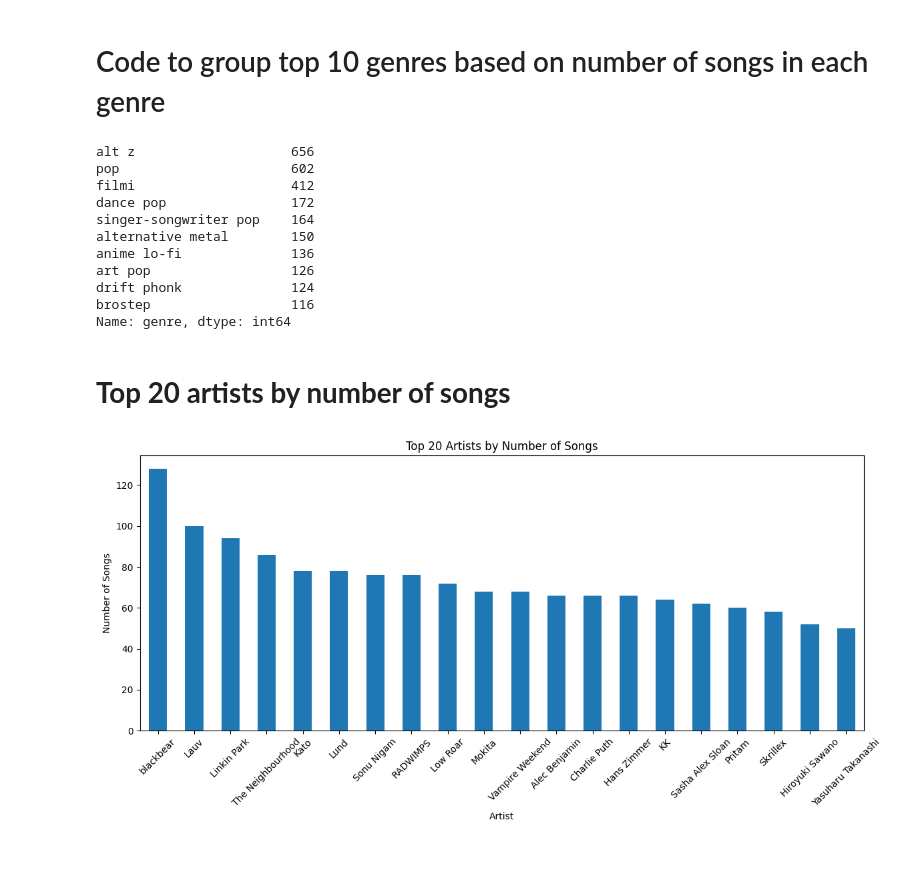
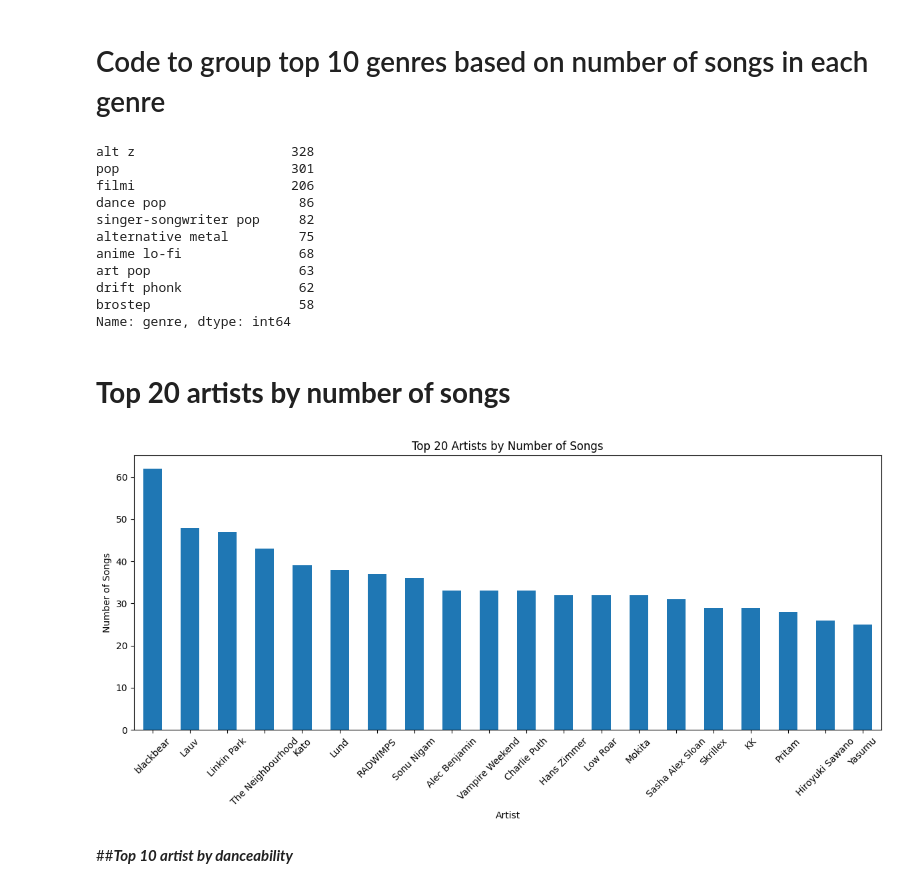
Before and after one commit to nomadicfoe/Spotify-Song-Attributes-Exploratory_Data_Analysis, a Jupyter notebook: spotify data_analysis.ipynb, the cells around one changed output. Drawn from its saved outputs; the diff is of its cells as text; code cells hidden in the pictures; blank space fills up the shorter version.

```diff
--- a/spotify data_analysis.ipynb
+++ b/spotify data_analysis.ipynb
@@ -124,0 +154,18 @@ dtype: int64
+# %%
+total_rows_before = len(df)
+
+# Keep only the first occurrence of each row
+df_no_duplicates = df_cleaned.drop_duplicates()
+
+# Count the number of rows after removing duplicates
+total_rows_after = len(df_no_duplicates)
+
+# Calculate the number of duplicate rows deleted
+duplicate_rows_deleted = total_rows_before - total_rows_after
+
+# Display the DataFrame with duplicates removed
+print("Original DataFrame rows:", total_rows_before)
+print("Rows after removing duplicates:", total_rows_after)
+print("Duplicate rows deleted:", duplicate_rows_deleted)
+#print(df_no_duplicates)
+df_cleaned = df_no_duplicates.copy()
@@ -205,36 +256,38 @@ top_10_genres = genre_song_counts.head(10)
 # Display the top 10 genres
 print(top_10_genres)
 # %% [output]
-alt z                    656
-pop                      602
-filmi                    412
-dance pop                172
-singer-songwriter pop    164
-alternative metal        150
-anime lo-fi              136
-art pop                  126
-drift phonk              124
-brostep                  116
+alt z                    328
+pop                      301
+filmi                    206
+dance pop                 86
+singer-songwriter pop     82
+alternative metal         75
+anime lo-fi               68
+art pop                   63
+drift phonk               62
+brostep                   58
 Name: genre, dtype: int64
 # %% [markdown]
 # **Top 20 artists by number of songs**
 # %%
 
 
 # Group the data by artist and count the number of songs for each artist
-artist_song_counts = df['artistName'].value_counts()
+artist_song_counts = df_cleaned['artistName'].value_counts()
 
 # Plot a bar graph
 plt.figure(figsize=(12, 6))
 artist_song_counts[:20].plot(kind='bar')  # Plot the top 20 artists, you can adjust this number as needed
 plt.title('Top 20 Artists by Number of Songs')
 plt.xlabel('Artist')
 plt.ylabel('Number of Songs')
 plt.xticks(rotation=45)
 plt.tight_layout()
 
 # Show the graph
 plt.show()
 #The below graph shows 20 artists with highest number of songs
 # %% [output]
-[figure, old version]
+[figure, new version]
+# %% [markdown]
+##***Top  10 artist by danceability***
```
Also changed, not shown: parts of 10 cells of this notebook.
